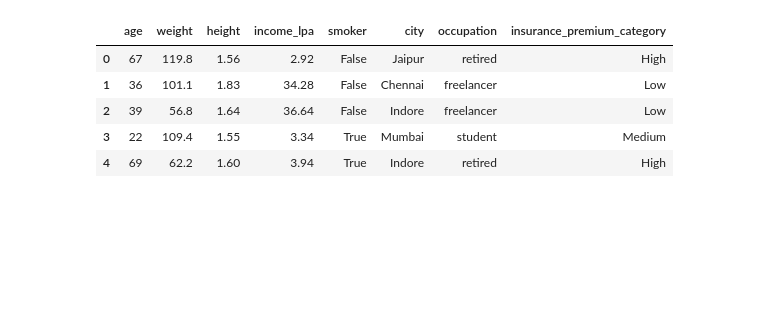
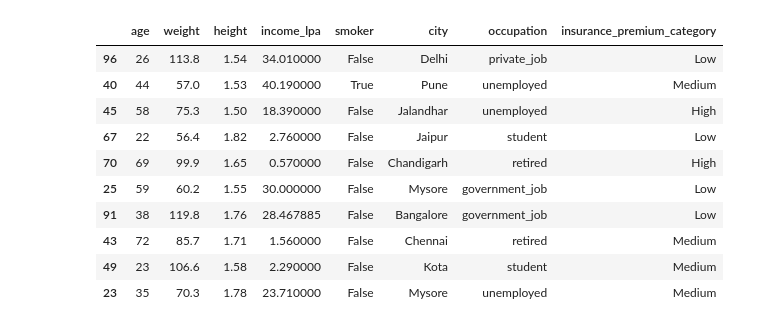
Before and after one commit to Aak172003/fast-api-model, a Jupyter notebook: Insurance_Premium_Prediction_Model/fast-api-ml-model.ipynb, the cells around one changed output. Saved outputs shown, nothing was run; the diff lists cells and outputs as text; code cells hidden in the pictures; blank space fills up the shorter version.

```diff
--- a/Insurance_Premium_Prediction_Model/fast-api-ml-model.ipynb
+++ b/Insurance_Premium_Prediction_Model/fast-api-ml-model.ipynb
@@ -9,12 +14,18 @@ from sklearn.metrics import classification_report , accuracy_score
 import numpy as np
 # %%
 df = pd.read_csv("insurance.csv")
-df.head()
+# df.head()
+df.sample(10) # this will print randomly 10 rows
 # %% [output]
 |  | age | weight | height | income_lpa | smoker | city | occupation | insurance_premium_category |
-| 0 | 67 | 119.8 | 1.56 | 2.92 | False | Jaipur | retired | High |
-| 1 | 36 | 101.1 | 1.83 | 34.28 | False | Chennai | freelancer | Low |
-| 2 | 39 | 56.8 | 1.64 | 36.64 | False | Indore | freelancer | Low |
-| 3 | 22 | 109.4 | 1.55 | 3.34 | True | Mumbai | student | Medium |
-| 4 | 69 | 62.2 | 1.60 | 3.94 | True | Indore | retired | High |
+| 96 | 26 | 113.8 | 1.54 | 34.010000 | False | Delhi | private_job | Low |
+| 40 | 44 | 57.0 | 1.53 | 40.190000 | True | Pune | unemployed | Medium |
+| 45 | 58 | 75.3 | 1.50 | 18.390000 | False | Jalandhar | unemployed | High |
+| 67 | 22 | 56.4 | 1.82 | 2.760000 | False | Jaipur | student | Low |
+| 70 | 69 | 99.9 | 1.65 | 0.570000 | False | Chandigarh | retired | High |
+| 25 | 59 | 60.2 | 1.55 | 30.000000 | False | Mysore | government_job | Low |
+| 91 | 38 | 119.8 | 1.76 | 28.467885 | False | Bangalore | government_job | Low |
+| 43 | 72 | 85.7 | 1.71 | 1.560000 | False | Chennai | retired | Medium |
+| 49 | 23 | 106.6 | 1.58 | 2.290000 | False | Kota | student | Medium |
+| 23 | 35 | 70.3 | 1.78 | 23.710000 | False | Mysore | unemployed | Medium |
 # %%
```
Also changed, not shown: parts of 18 cells of this notebook, 2 other files.
